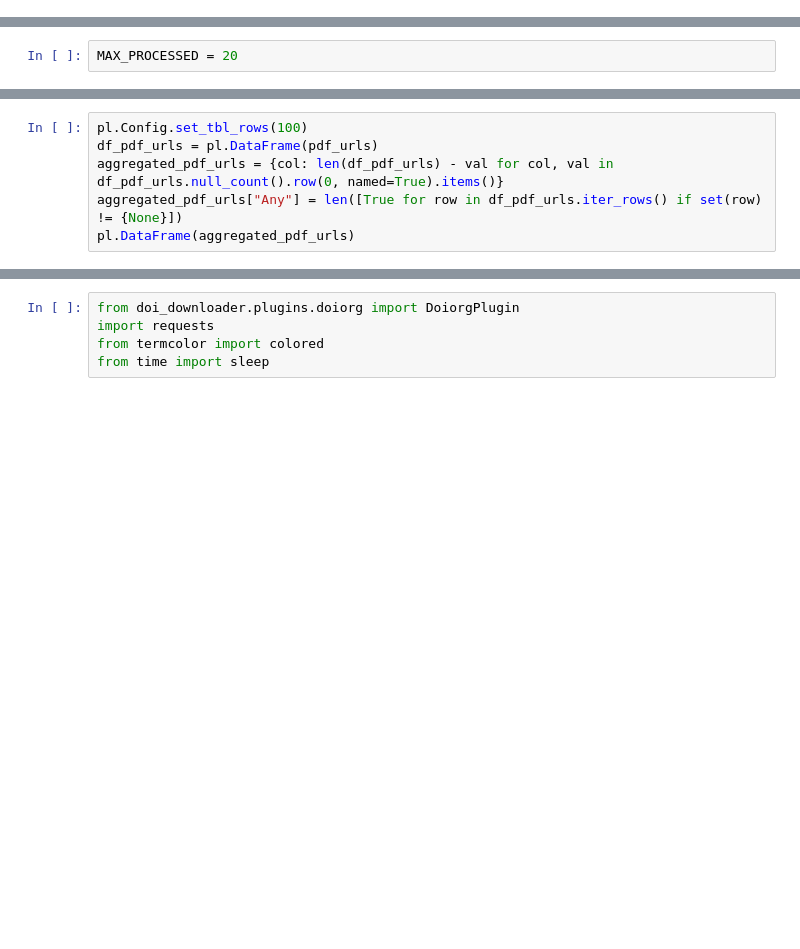
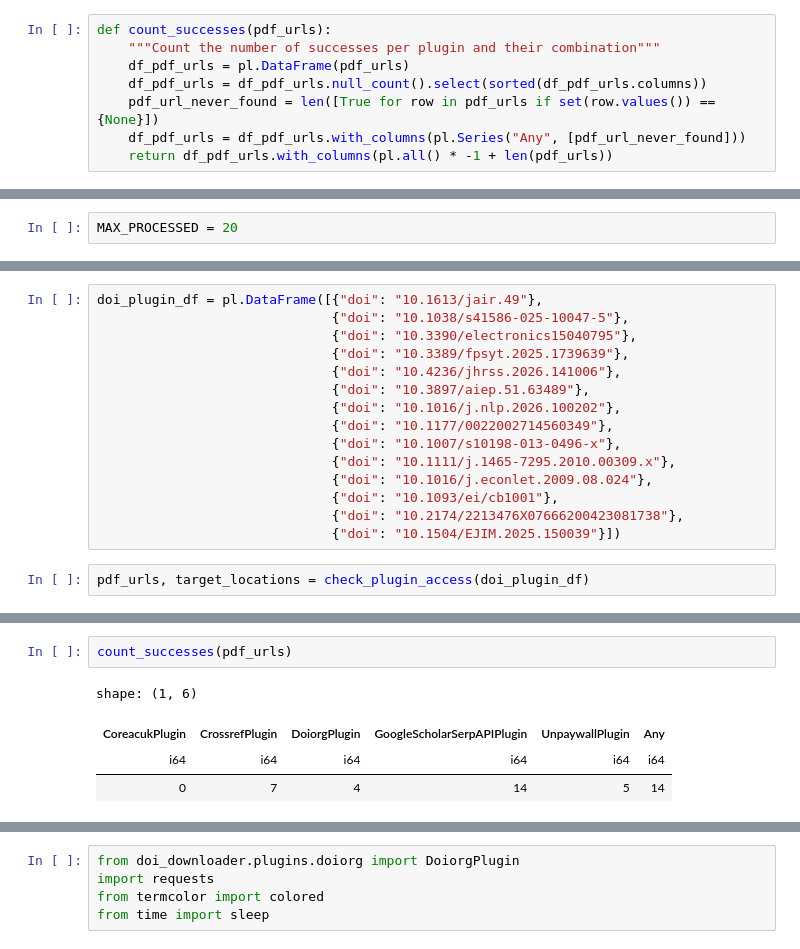
Before and after one commit to escience-tmsr/doi-downloader, a Jupyter notebook: notebooks/test.ipynb, the cells around one changed output, grey strips where cells are left out. Drawn from its saved outputs; the diff is of its cells as text; blank space fills up the shorter version.

```diff
--- a/notebooks/test.ipynb
+++ b/notebooks/test.ipynb
@@ -112,4 +114,12 @@ def check_plugin_access(doi_df):
         if index >= MAX_PROCESSED:
              break
     return pdf_urls, target_locations
+# %%
+def count_successes(pdf_urls):
+    """Count the number of successes per plugin and their combination"""
+    df_pdf_urls = pl.DataFrame(pdf_urls)
+    df_pdf_urls = df_pdf_urls.null_count().select(sorted(df_pdf_urls.columns))
+    pdf_url_never_found = len([True for row in pdf_urls if set(row.values()) == {None}])
+    df_pdf_urls = df_pdf_urls.with_columns(pl.Series("Any", [pdf_url_never_found]))
+    return df_pdf_urls.with_columns(pl.all() * -1 + len(pdf_urls))
 # %% [markdown]
@@ -157,9 +169,3 @@ pdf_urls, target_locations = check_plugin_access(doi_df[:MAX_PROCESSED])
 [unpaywall] using cached data for 10.1093/jae/ejr034.
     url retrieval success per plugin: ❌ ❌ ❌ ✅ ❌
     pdf retrieval success per plugin: ❌ ❌ ❌ ✅ ❌
-# %%
-pl.Config.set_tbl_rows(100)
-df_pdf_urls = pl.DataFrame(pdf_urls)
-aggregated_pdf_urls = {col: len(df_pdf_urls) - val for col, val in df_pdf_urls.null_count().row(0, named=True).items()}
-aggregated_pdf_urls["Any"] = len([True for row in df_pdf_urls.iter_rows() if set(row) != {None}])
-pl.DataFrame(aggregated_pdf_urls)
@@ -182,0 +188,17 @@ shape: (1, 6)
+# %%
+doi_plugin_df = pl.DataFrame([{"doi": "10.1613/jair.49"},
+                              {"doi": "10.1038/s41586-025-10047-5"},
+                              {"doi": "10.3390/electronics15040795"},
+                              {"doi": "10.3389/fpsyt.2025.1739639"},
+                              {"doi": "10.4236/jhrss.2026.141006"},
+                              {"doi": "10.3897/aiep.51.63489"},
+                              {"doi": "10.1016/j.nlp.2026.100202"},
+                              {"doi": "10.1177/0022002714560349"},
+                              {"doi": "10.1007/s10198-013-0496-x"},
+                              {"doi": "10.1111/j.1465-7295.2010.00309.x"},
+                              {"doi": "10.1016/j.econlet.2009.08.024"},
+                              {"doi": "10.1093/ei/cb1001"},
+                              {"doi": "10.2174/2213476X07666200423081738"},
+                              {"doi": "10.1504/EJIM.2025.150039"}])
+# %%
+pdf_urls, target_locations = check_plugin_access(doi_plugin_df)
@@ -182,0 +223,7 @@ shape: (1, 6)
+# %%
+count_successes(pdf_urls)
+# %% [output]
+shape: (1, 6)
+| CoreacukPlugin | CrossrefPlugin | DoiorgPlugin | GoogleScholarSerpAPIPlugin | UnpaywallPlugin | Any |
+| i64 | i64 | i64 | i64 | i64 | i64 |
+| 0 | 7 | 4 | 14 | 5 | 14 |
```
Also changed, not shown: parts of 21 cells of this notebook, 1 other file.
